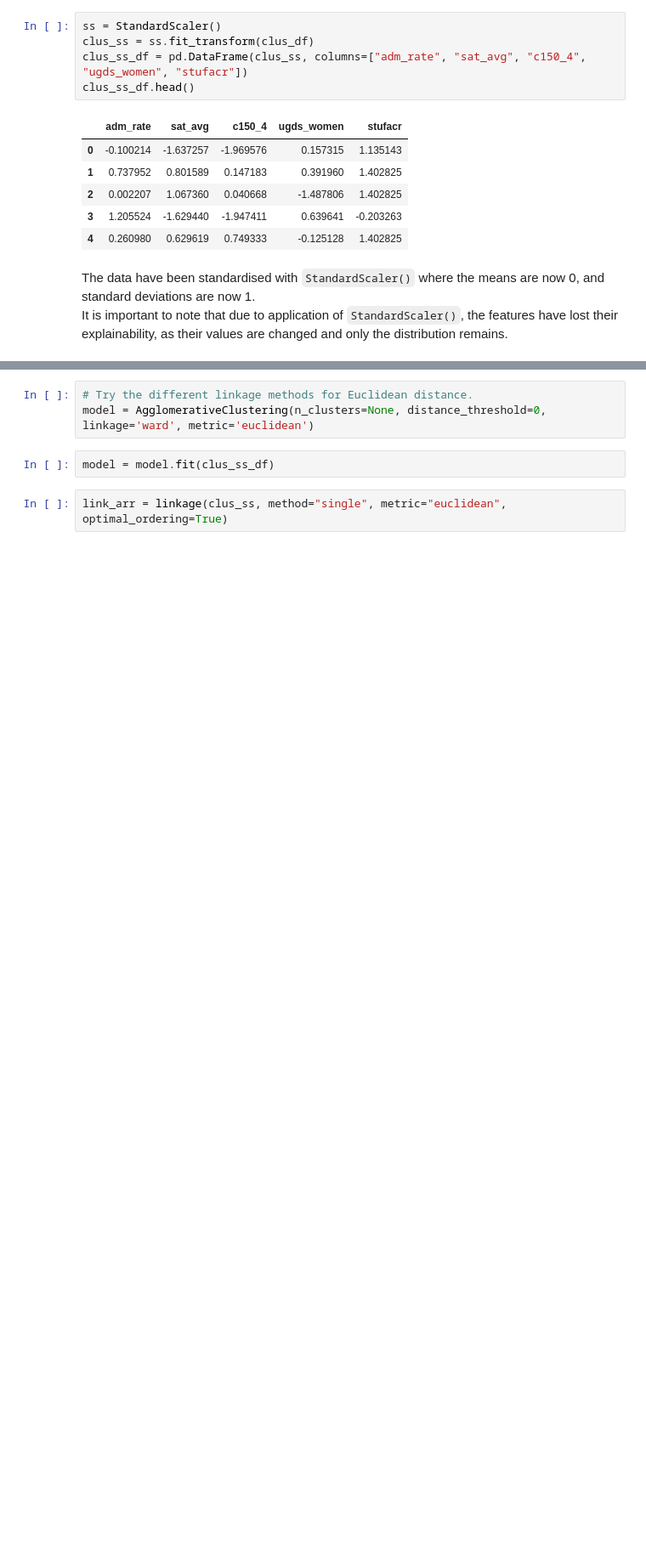
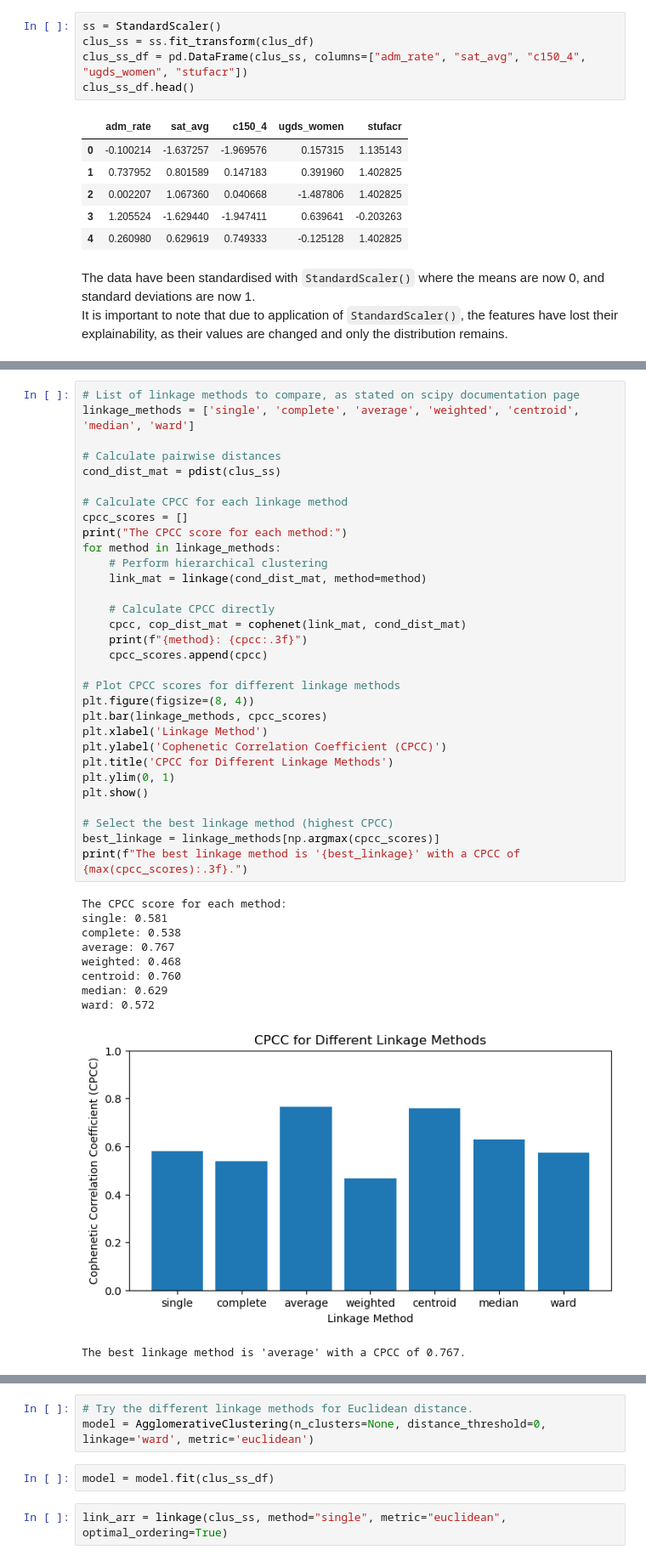
Before and after one commit to Luke-zm/Completed-Data-Courses-for-Masters, a Jupyter notebook: IND5003/take_home_exam/IND5003_THE_ZHONG_ZHIMING.ipynb, the cells around one changed output, grey strips where cells are left out. Shown at 85% size. Cells and saved outputs as stored; diff of their text form; blank space fills up the shorter version.

```diff
--- a/IND5003/take_home_exam/IND5003_THE_ZHONG_ZHIMING.ipynb
+++ b/IND5003/take_home_exam/IND5003_THE_ZHONG_ZHIMING.ipynb
@@ -151,3 +178,45 @@ The typical linkage methods are:
 * Centroid Linkage
 * Ward's Linkage
 * Average Linkage
+# %%
+# List of linkage methods to compare, as stated on scipy documentation page
+linkage_methods = ['single', 'complete', 'average', 'weighted', 'centroid', 'median', 'ward']
+
+# Calculate pairwise distances
+cond_dist_mat = pdist(clus_ss)
+
+# Calculate CPCC for each linkage method
+cpcc_scores = []
+print("The CPCC score for each method:")
+for method in linkage_methods:
+    # Perform hierarchical clustering
+    link_mat = linkage(cond_dist_mat, method=method)
+
+    # Calculate CPCC directly
+    cpcc, cop_dist_mat = cophenet(link_mat, cond_dist_mat)
+    print(f"{method}: {cpcc:.3f}")
+    cpcc_scores.append(cpcc)
+
+# Plot CPCC scores for different linkage methods
+plt.figure(figsize=(8, 4))
+plt.bar(linkage_methods, cpcc_scores)
+plt.xlabel('Linkage Method')
+plt.ylabel('Cophenetic Correlation Coefficient (CPCC)')
+plt.title('CPCC for Different Linkage Methods')
+plt.ylim(0, 1)
+plt.show()
+
+# Select the best linkage method (highest CPCC)
+best_linkage = linkage_methods[np.argmax(cpcc_scores)]
+print(f"The best linkage method is '{best_linkage}' with a CPCC of {max(cpcc_scores):.3f}.")
+# %% [output]
+The CPCC score for each method:
+single: 0.581
+complete: 0.538
+average: 0.767
+weighted: 0.468
+centroid: 0.760
+median: 0.629
+ward: 0.572
+[figure, added]
+The best linkage method is 'average' with a CPCC of 0.767.
```
Also changed, not shown: parts of 6 cells of this notebook.
